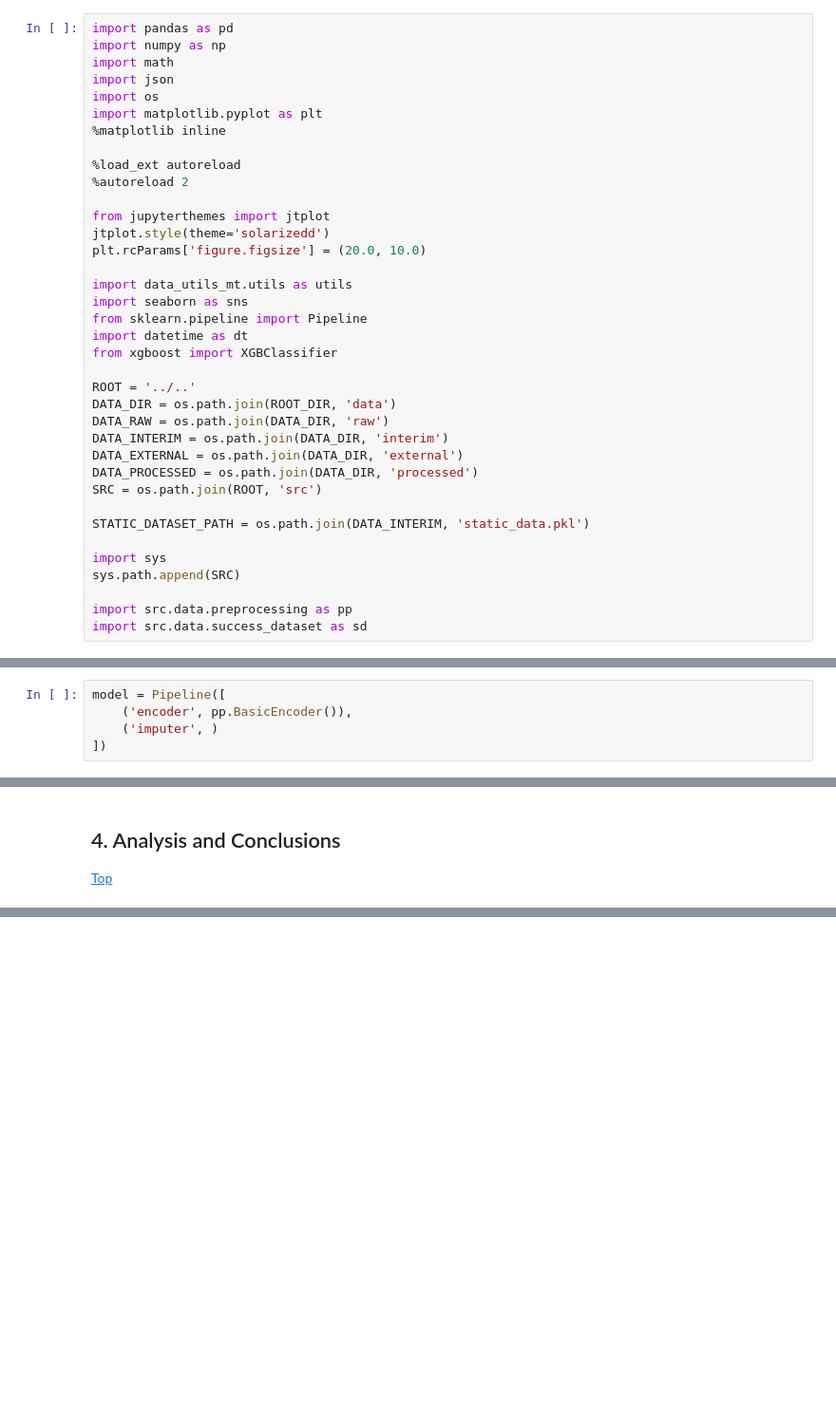
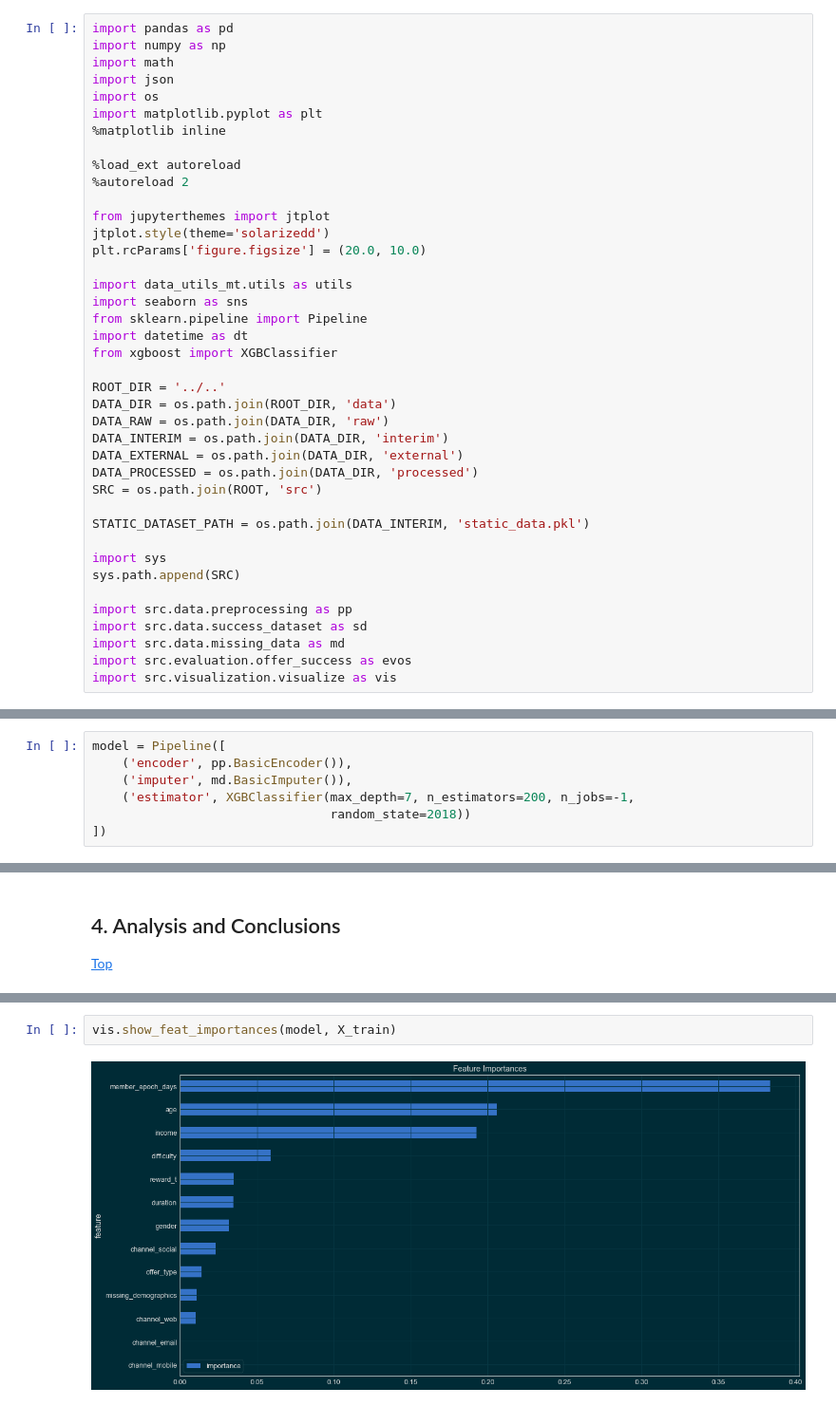
Before and after one commit to mtasende/starbucks-advertising, a Jupyter notebook: notebooks/offer_success_experiments/e001-mt-basic-estimator.ipynb, the cells around one changed output, grey strips where cells are left out. Shown: that part at 95% size. Drawn from its saved outputs; the diff is of its cells as text; blank space fills up the shorter version.

```diff
--- a/notebooks/offer_success_experiments/e001-mt-basic-estimator.ipynb
+++ b/notebooks/offer_success_experiments/e001-mt-basic-estimator.ipynb
@@ -29,7 +30,7 @@ from sklearn.pipeline import Pipeline
 import datetime as dt
 from xgboost import XGBClassifier
 
-ROOT = '../..'
+ROOT_DIR = '../..'
 DATA_DIR = os.path.join(ROOT_DIR, 'data')
 DATA_RAW = os.path.join(DATA_DIR, 'raw')
 DATA_INTERIM = os.path.join(DATA_DIR, 'interim')
@@ -44,6 +45,9 @@ sys.path.append(SRC)
 
 import src.data.preprocessing as pp
 import src.data.success_dataset as sd
+import src.data.missing_data as md
+import src.evaluation.offer_success as evos
+import src.visualization.visualize as vis
 # %% [output]
 The autoreload extension is already loaded. To reload it, use:
   %reload_ext autoreload
@@ -106,7 +110,9 @@ X_test.head()
 # %%
 model = Pipeline([
     ('encoder', pp.BasicEncoder()),
-    ('imputer', )
+    ('imputer', md.BasicImputer()),
+    ('estimator', XGBClassifier(max_depth=7, n_estimators=200, n_jobs=-1,
+                                random_state=2018))
 ])
 # %% [markdown]
 ## 3. Evaluate the model <a id='eval'/>
@@ -116,0 +169,4 @@ model = Pipeline([
+# %%
+vis.show_feat_importances(model, X_train)
+# %% [output]
+[figure, added]
```
Also changed, not shown: parts of 10 cells of this notebook, 10 other files.
